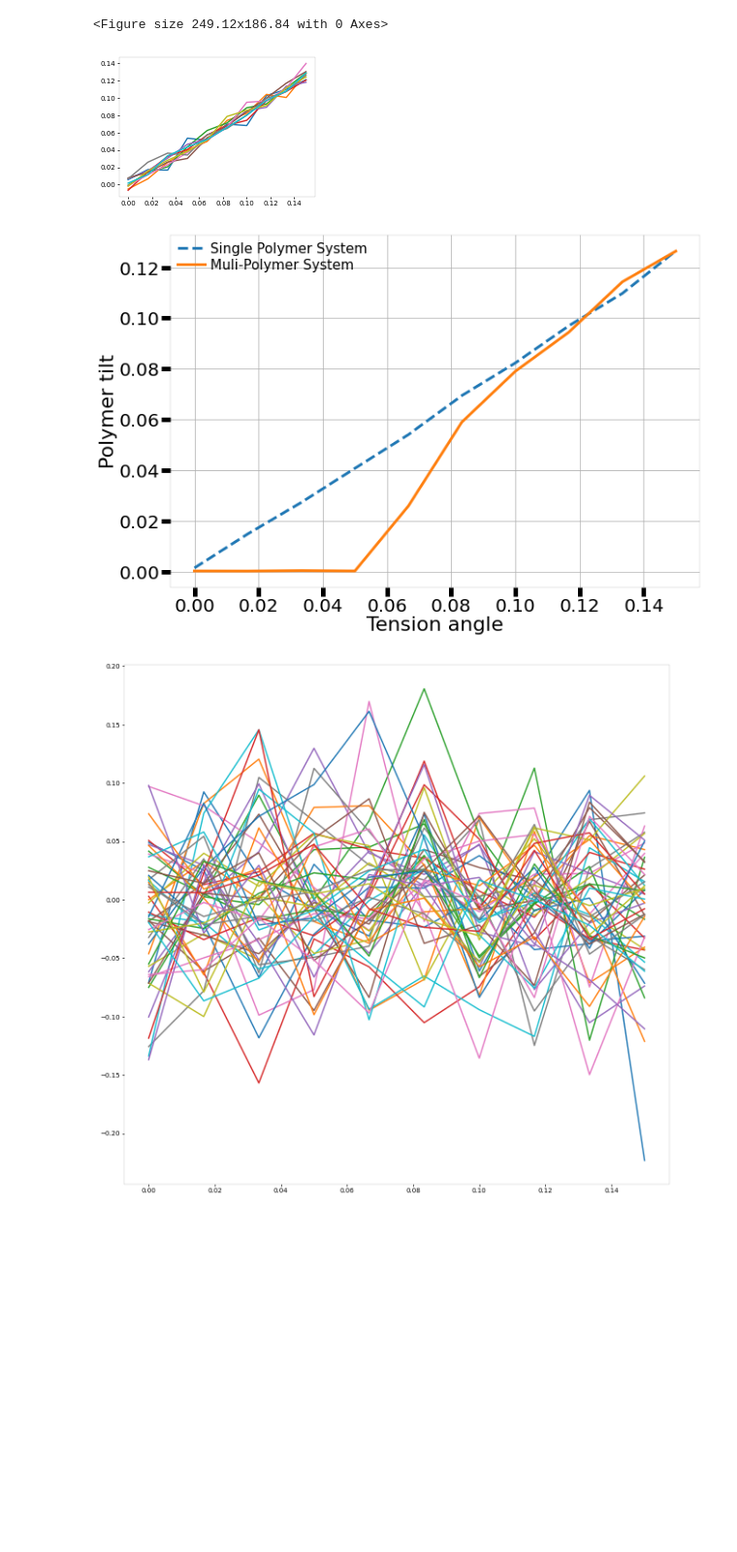
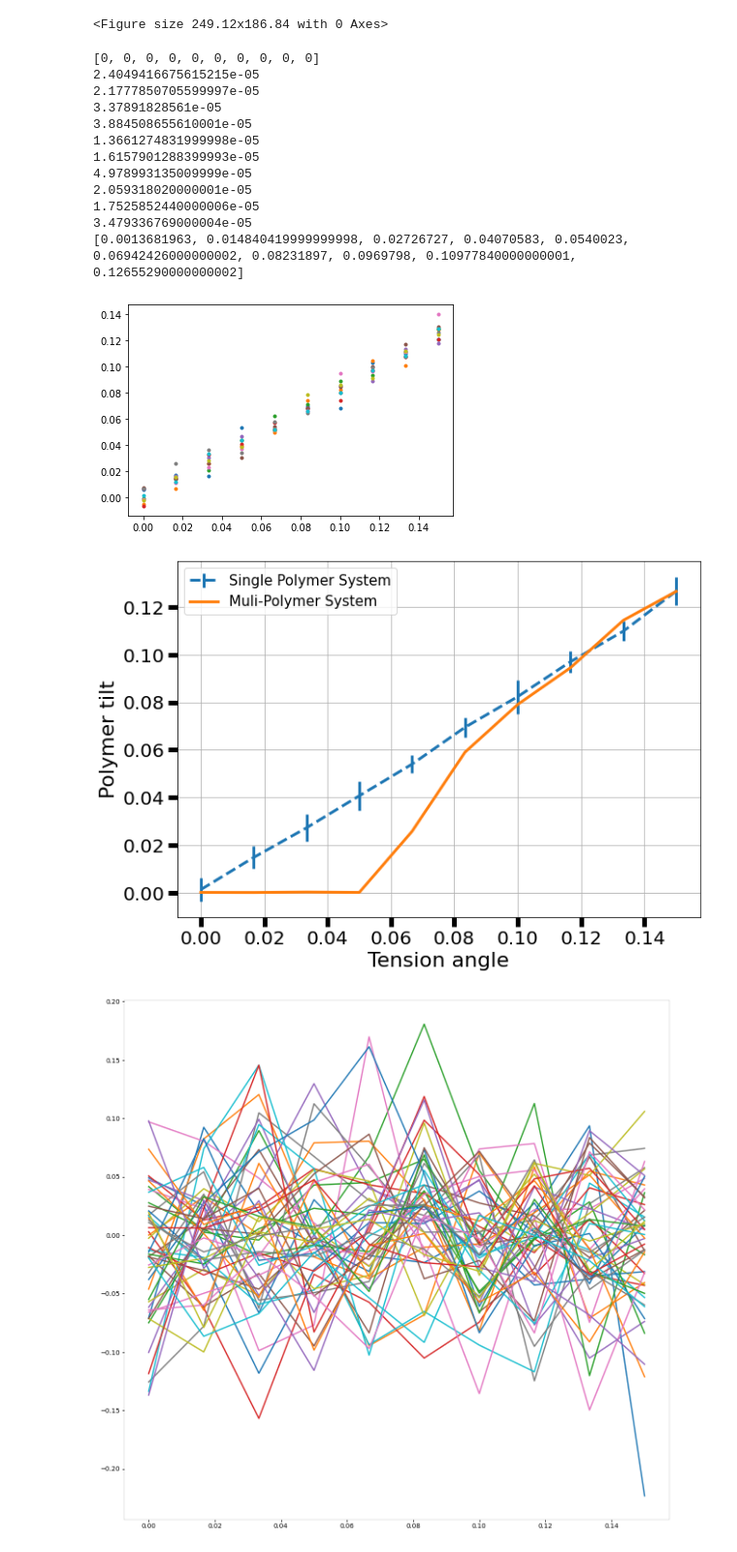
Before and after one commit to LevoSpacewars/Polymer-Tilt, a Jupyter notebook: graphs.ipynb, the cells around one changed output. Shown at 97% size. Cells and saved outputs as stored; diff of their text form; code cells hidden in the pictures; blank space fills up the shorter version.

```diff
--- a/graphs.ipynb
+++ b/graphs.ipynb
@@ -231,43 +235,63 @@ namerange = list(range(1010,1020))
 import numpy as np
 from matplotlib import pyplot as plt
 import matplotlib
+import math
 import pandas as ps
 output = []
 
 for path in namerange:
     data = np.array(ps.read_csv(f"compiledRuns/{path}/data.txt"))
     #print(data)
     #devdata = np.array(ps.read_csv(path + "/stddevdata.txt"))
-    plt.errorbar(np.linspace(0,3,10)/20, data[3][1:])
+    plt.errorbar(np.linspace(0,3,10)/20, data[3][1:],fmt='.')
     output.append(data[3][1:])
     if output[-1][-1] < 0.02:
         print(path)
-
+output = np.array(output)
 averaged = [0] * len(output[0])
 for element in output:
     for i in range(len(element)):
         averaged[i] +=element[i]
-
+averagedu = [0] * len(output[0])
+print(averagedu)
 for i in range(len(averaged)):
     averaged[i] = averaged[i]/len(output)
+    for element in output:
+        averagedu[i] += pow(element[i] - averaged[i],2)/len(output)
+    print(averagedu[i])
+    averagedu[i] = math.sqrt(averagedu[i])
+
 fig = plt.figure(figsize=(10,7))
-plt.plot(np.linspace(0,3,10)/20,averaged,'--',linewidth=3, label="Single Polymer System")
+print(averaged)
+plt.errorbar(np.linspace(0,3,10)/20,averaged,fmt='--',yerr= averagedu,linewidth=3, label="Single Polymer System")
 data = np.array(ps.read_csv(f"compiledRuns/10000/data.txt"))
     #print(data)
     #devdata = np.array(ps.read_csv(path + "/stddevdata.txt"))
 plt.errorbar(np.linspace(0,3,10)/20, data[3][1:],linewidth=3,label="Muli-Polymer System")
 plt.ylabel("Polymer tilt",fontsize=22)
 plt.xlabel("Tension angle",fontsize=22)
 plt.xticks(fontsize=20)
 plt.yticks(fontsize=20)
 ax = plt.axes()
 plt.grid()
 ax.tick_params(axis='both', width=5,length=10)
 plt.legend(prop={'size': 15})
 plt.savefig("compvalues.png", transparent = True,bbox_inches='tight',pad_inches = 0)
 # %% [output]
+[0, 0, 0, 0, 0, 0, 0, 0, 0, 0]
+2.4049416675615215e-05
+2.1777850705599997e-05
+3.37891828561e-05
+3.884508655610001e-05
+1.3661274831999998e-05
+1.6157901288399993e-05
+4.978993135009999e-05
+2.059318020000001e-05
+1.7525852440000006e-05
+3.479336769000004e-05
+[0.0013681963, 0.014840419999999998, 0.02726727, 0.04070583, 0.0540023, 0.06942426000000002, 0.08231897, 0.0969798, 0.10977840000000001, 0.12655290000000002]
-[figure, old version]
+[figure, new version]
-[figure, old version]
+[figure, new version]
 # %%
 namerange = list(range(400,450))
 name = "da,0.3_criticalpointmethodcompare"
```
Also changed, not shown: parts of 1 cell of this notebook, 1 other file.
